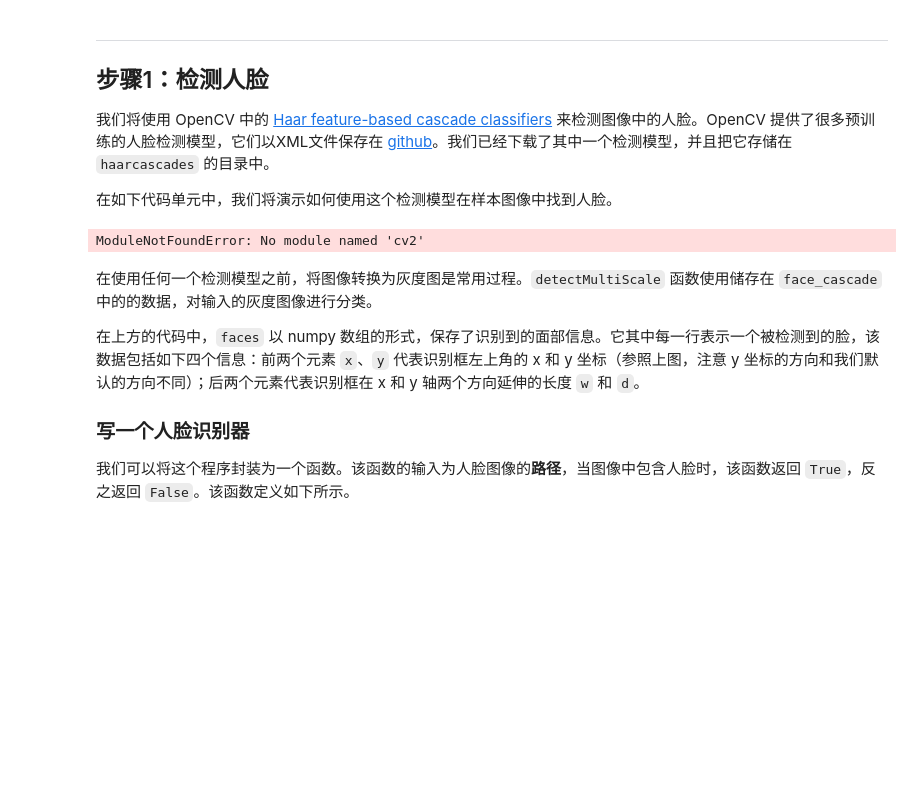
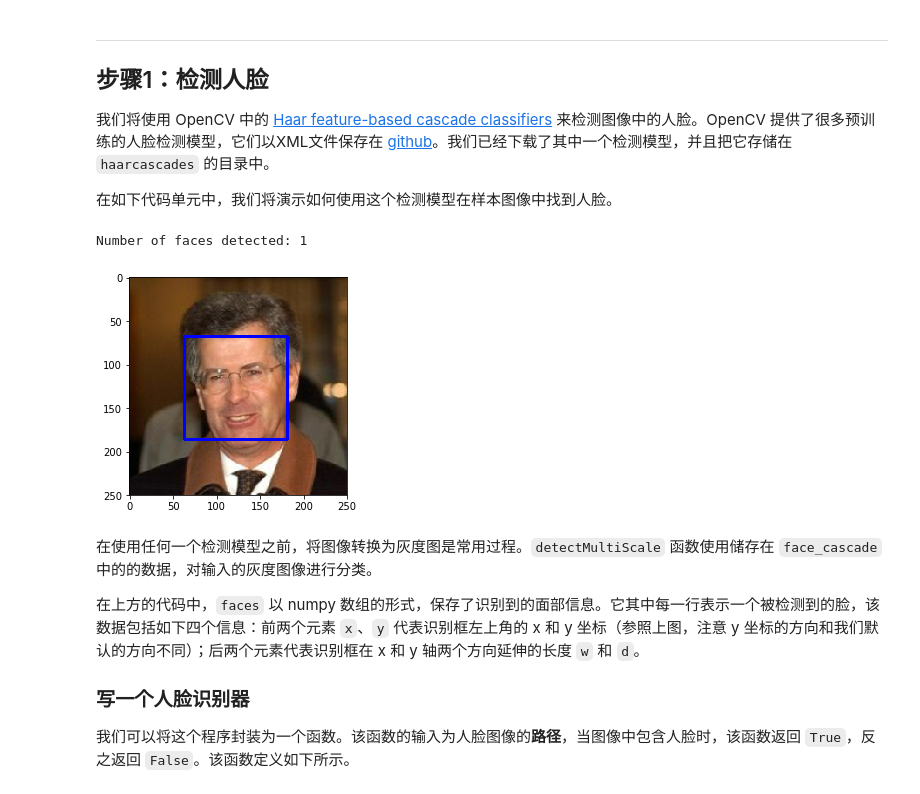
Before and after one commit to AprilYoungs/Deep-learning, a Jupyter notebook: dog-project/dog_app.ipynb, the cells around one changed output. Cells and saved outputs as stored; diff of their text form; code cells hidden in the pictures; blank space fills up the shorter version.

```diff
--- a/dog-project/dog_app.ipynb
+++ b/dog-project/dog_app.ipynb
@@ -120,35 +120,36 @@ There are 13233 total human images.
 import cv2
 import matplotlib.pyplot as plt
 %matplotlib inline
 
 # 提取预训练的人脸检测模型
 face_cascade = cv2.CascadeClassifier('haarcascades/haarcascade_frontalface_alt.xml')
 
 # 加载彩色（通道顺序为BGR）图像
-img = cv2.imread(human_files[3])
+img = cv2.imread(human_files[20])
 
 # 将BGR图像进行灰度处理
 gray = cv2.cvtColor(img, cv2.COLOR_BGR2GRAY)
 
 # 在图像中找出脸
 faces = face_cascade.detectMultiScale(gray)
 
 # 打印图像中检测到的脸的个数
 print('Number of faces detected:', len(faces))
 
 # 获取每一个所检测到的脸的识别框
 for (x,y,w,h) in faces:
     # 在人脸图像中绘制出识别框
     cv2.rectangle(img,(x,y),(x+w,y+h),(255,0,0),2)
 
 # 将BGR图像转变为RGB图像以打印
 cv_rgb = cv2.cvtColor(img, cv2.COLOR_BGR2RGB)
 
 # 展示含有识别框的图像
 plt.imshow(cv_rgb)
 plt.show()
 # %% [output]
-ModuleNotFoundError: No module named 'cv2'
+Number of faces detected: 1
+[figure, added]
 # %% [markdown]
 在使用任何一个检测模型之前，将图像转换为灰度图是常用过程。`detectMultiScale` 函数使用储存在 `face_cascade` 中的的数据，对输入的灰度图像进行分类。
 
```
Also changed, not shown: parts of 8 cells of this notebook.
